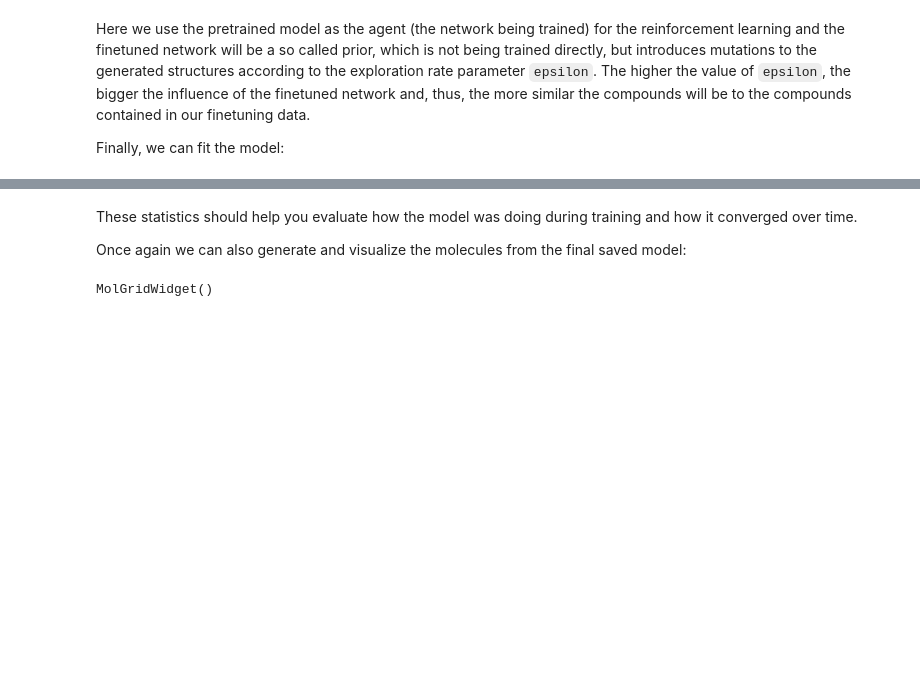
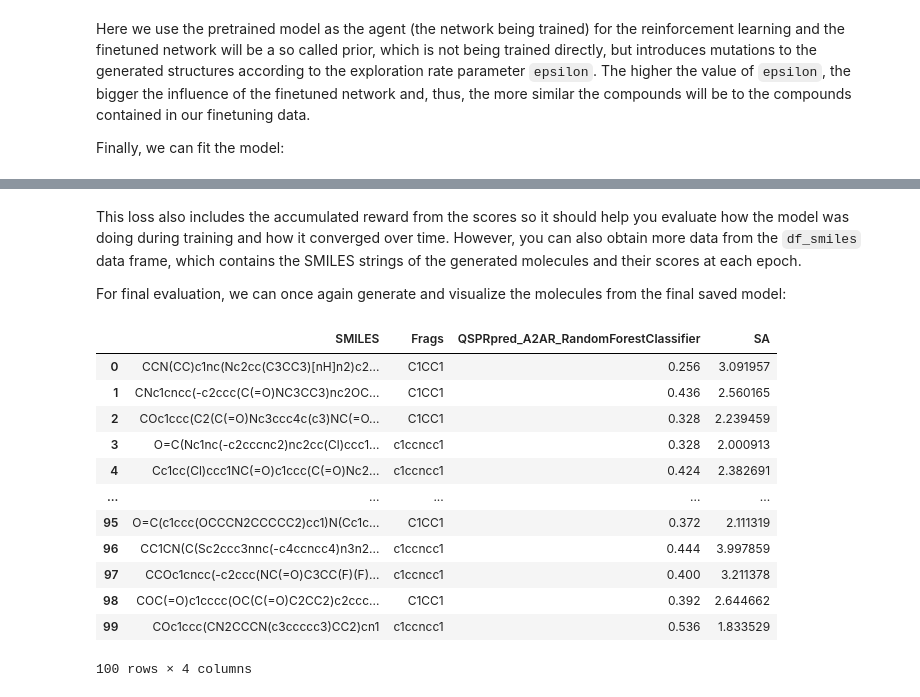
Before and after one commit to CDDLeiden/DrugEx, a Jupyter notebook: tutorial/Graph-Transformer.ipynb, the cells around one changed output, grey strips where cells are left out. Cells and saved outputs as stored; diff of their text form; code cells hidden in the pictures; blank space fills up the shorter version.

```diff
--- a/tutorial/Graph-Transformer.ipynb
+++ b/tutorial/Graph-Transformer.ipynb
@@ -209,4 +254,5 @@ To test the model, we can sample some SMILES from it. The model has a convenienc
 # %%
-inputs = [
-    "c1ccncc1CC2CC2", # pyridine ring and cyclopropane
+input_fragments = [
+    "c1ccncc1", # pyridine ring
+    "C1CC1", # cyclopropane ring
 ]
@@ -514,13 +610,24 @@ df_info.plot.line(x='epoch', y='mean_train_loss')
 # %% [markdown]
-These statistics should help you evaluate how the model was doing during training and how it converged over time.
+This loss also includes the accumulated reward from the scores so it should help you evaluate how the model was doing during training and how it converged over time. However, you can also obtain more data from the `df_smiles` data frame, which contains the SMILES strings of the generated molecules and their scores at each epoch.
 
-Once again we can also generate and visualize the molecules from the final saved model:
+For final evaluation, we can once again generate and visualize the molecules from the final saved model:
 # %%
 reinforced = GraphTransformer(voc_trg=vocabulary, use_gpus=GPUS)
 reinforced.loadStatesFromFile(f'{MODELS_RL_PATH}/agent.pkg')
 
-generated = reinforced.sample_smiles(inputs, num_samples=30)
-
-smilesToGrid(generated.SMILES)
+generated = reinforced.generate(input_frags=input_fragments, num_samples=100, evaluator=environment, raw_scores=True)
+generated
 # %% [output]
+|  | SMILES | Frags | QSPRpred_A2AR_RandomForestClassifier | SA |
+| 0 | CCN(CC)c1nc(Nc2cc(C3CC3)[nH]n2)c2... | C1CC1 | 0.256 | 3.091957 |
+| 1 | CNc1cncc(-c2ccc(C(=O)NC3CC3)nc2OC... | C1CC1 | 0.436 | 2.560165 |
+| 2 | COc1ccc(C2(C(=O)Nc3ccc4c(c3)NC(=O... | C1CC1 | 0.328 | 2.239459 |
+| 3 | O=C(Nc1nc(-c2cccnc2)nc2cc(Cl)ccc1... | c1ccncc1 | 0.328 | 2.000913 |
+| 4 | Cc1cc(Cl)ccc1NC(=O)c1ccc(C(=O)Nc2... | c1ccncc1 | 0.424 | 2.382691 |
+| ... | ... | ... | ... | ... |
+| 95 | O=C(c1ccc(OCCCN2CCCCC2)cc1)N(Cc1c... | C1CC1 | 0.372 | 2.111319 |
+| 96 | CC1CN(C(Sc2ccc3nnc(-c4ccncc4)n3n2... | c1ccncc1 | 0.444 | 3.997859 |
+| 97 | CCOc1cncc(-c2ccc(NC(=O)C3CC(F)(F)... | c1ccncc1 | 0.400 | 3.211378 |
+| 98 | COC(=O)c1cccc(OC(C(=O)C2CC2)c2ccc... | C1CC1 | 0.392 | 2.644662 |
+| 99 | COc1ccc(CN2CCCN(c3ccccc3)CC2)cn1 | c1ccncc1 | 0.536 | 1.833529 |
-MolGridWidget()
+100 rows × 4 columns
```
Also changed, not shown: parts of 67 cells of this notebook.
